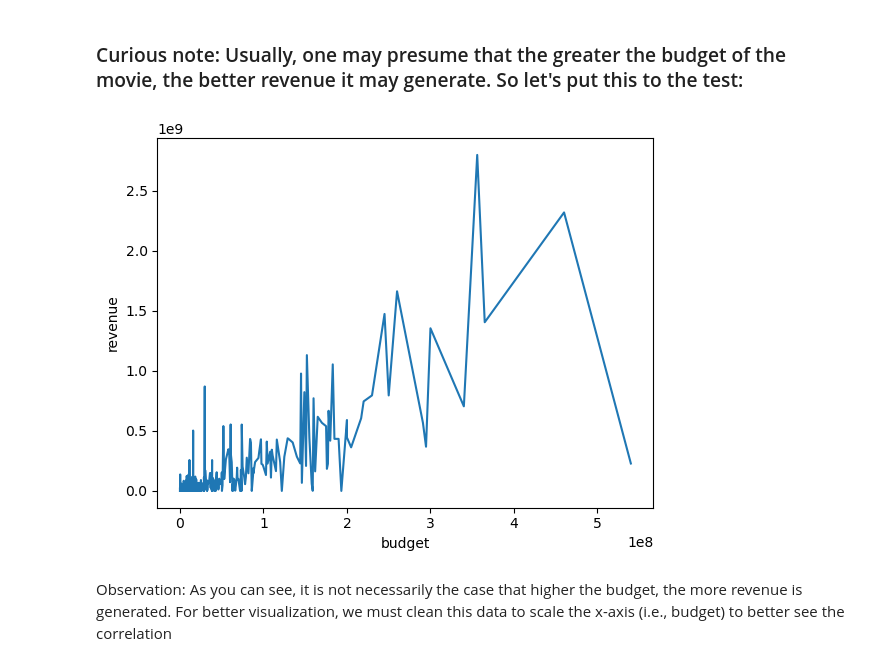
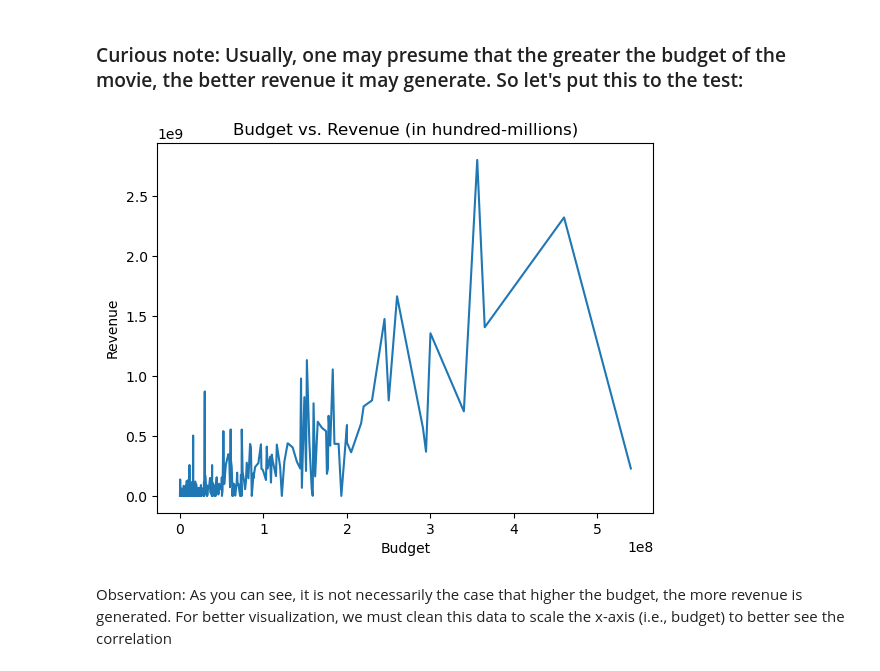
Before and after one commit to Jayant1Varma/Movie-Box-Office-predictor, a Jupyter notebook: Movie-revenue_predictor.ipynb, the cells around one changed output. Saved outputs shown, nothing was run; the diff lists cells and outputs as text; code cells hidden in the pictures.

```diff
--- a/Movie-revenue_predictor.ipynb
+++ b/Movie-revenue_predictor.ipynb
@@ -206,9 +241,15 @@ plt.show()
 # %%
 # Plot budget vs. revenue generated
 
 budgetVsRevenue = sns.lineplot(x="budget", y="revenue", data=movies, errorbar=None)
+# Set labels and title
+plt.xlabel('Budget')
+plt.ylabel('Revenue')
+plt.title('Budget vs. Revenue (in hundred-millions)')
+
+plt.show()
 # %% [output]
-[figure, old version]
+[figure, new version]
 # %% [markdown]
 Observation: As you can see, it is not necessarily the case that higher the budget, the more revenue is generated. For better visualization, we must clean this data to scale the x-axis (i.e., budget) to better see the correlation
 # %%
```
Also changed, not shown: parts of 37 cells of this notebook.
